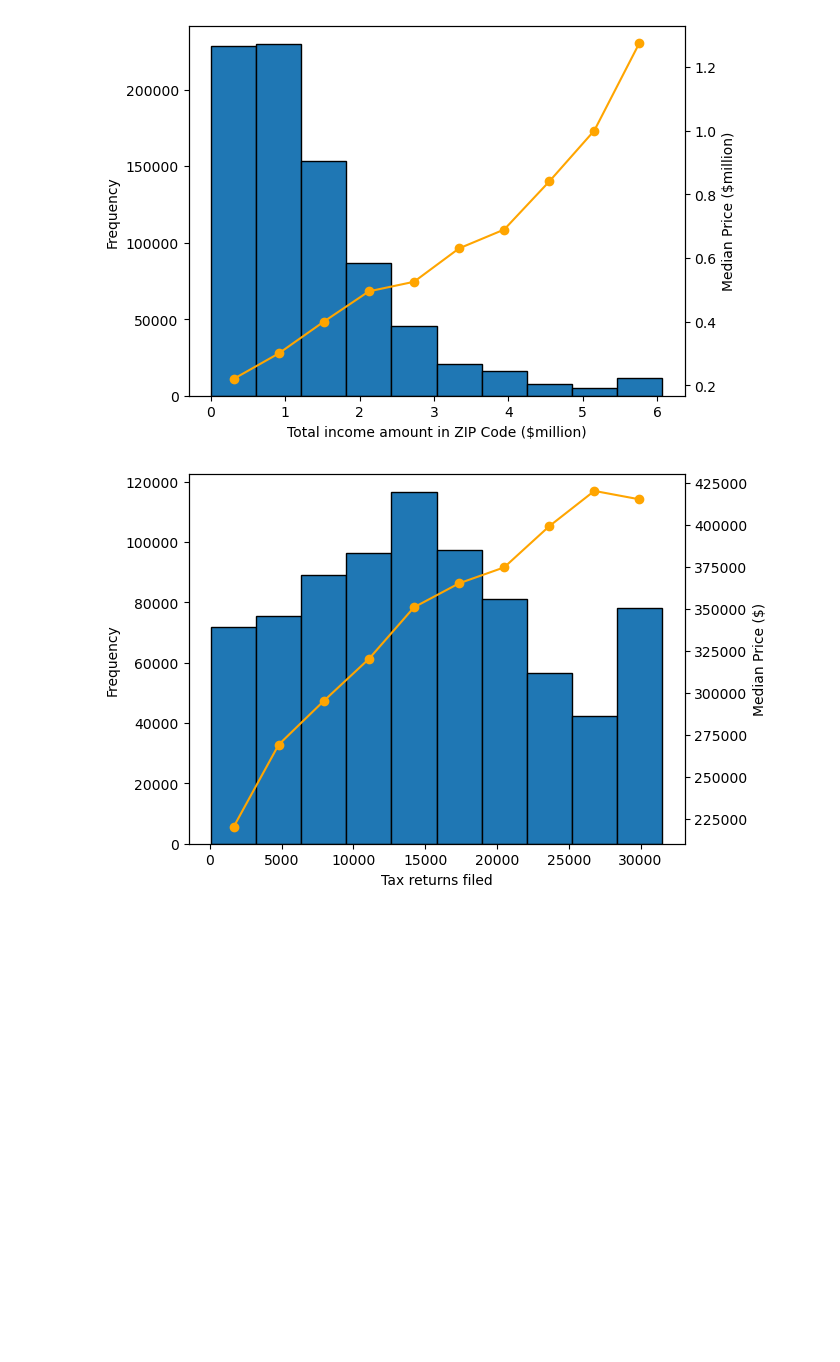
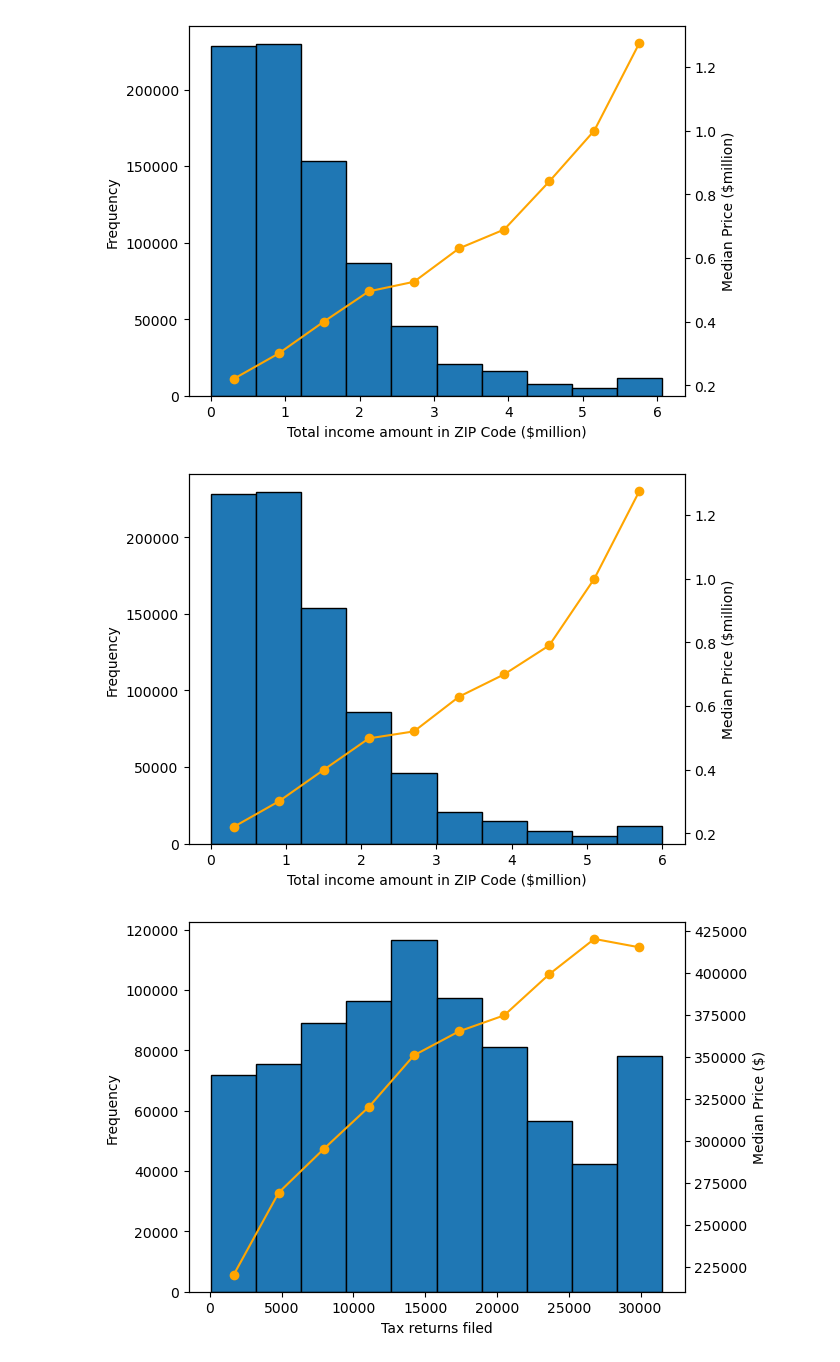
Before and after one commit to luke-dillon/PlacementProject, a Jupyter notebook: eda.ipynb, the cells around one changed output. Saved outputs shown, nothing was run; the diff lists cells and outputs as text; code cells hidden in the pictures; blank space fills up the shorter version.

```diff
--- a/eda.ipynb
+++ b/eda.ipynb
@@ -330,6 +330,24 @@ ax2.set_yticks(ticks = [200000,400000,600000,800000,1000000,1200000], labels = [
 plt.show()
 # %% [output]
 [figure]
+# %%
+# Adjusted income univariate
+fig, ax = plt.subplots()
+
+hist = ax.hist(sold.adjustedincome, ec = 'black')
+midpts = [((hist[1][x] + hist[1][x+1])/2) for x in range(len(hist[1])-1)]
+prices = [sold[(sold.adjustedincome >= hist[1][x]) & (sold.adjustedincome < hist[1][x+1])].price.median() for x in range(len(hist[1])-1)]
+ax.set_xlabel('Total income amount in ZIP Code ($million)')
+ax.set_xticks(ticks = [0,1000000,2000000,3000000,4000000,5000000,6000000], labels = [0,1,2,3,4,5,6])
+ax.set_ylabel('Frequency')
+ax2 = ax.twinx()
+ax2.plot(midpts, prices, color = 'orange')
+ax2.scatter(midpts, prices, color = 'orange')
+ax2.set_ylabel('Median Price ($million)')
+ax2.set_yticks(ticks = [200000,400000,600000,800000,1000000,1200000], labels = [0.2,0.4,0.6,0.8,1.0,1.2])
+plt.show()
+# %% [output]
+[figure, added]
 # %%
 # Tax returns filed univariate
 fig, ax = plt.subplots()
```
Also changed, not shown: parts of 2 cells of this notebook.
